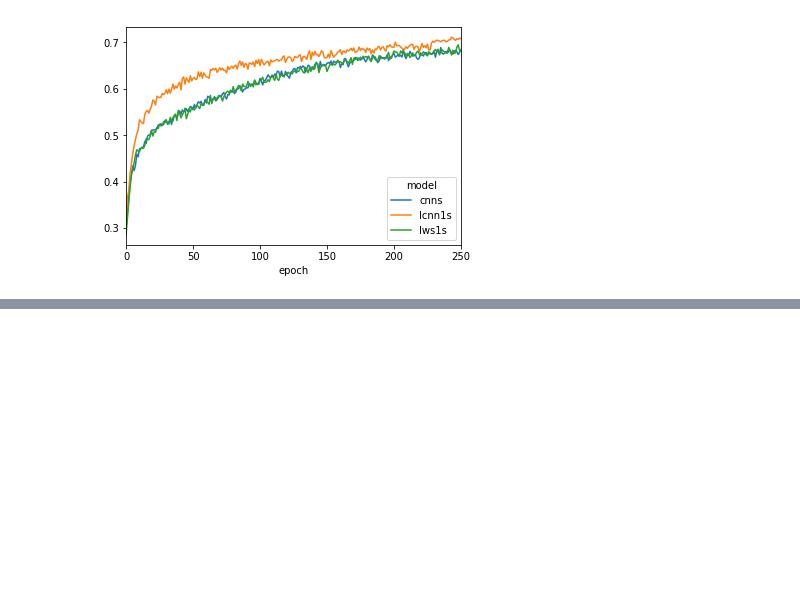
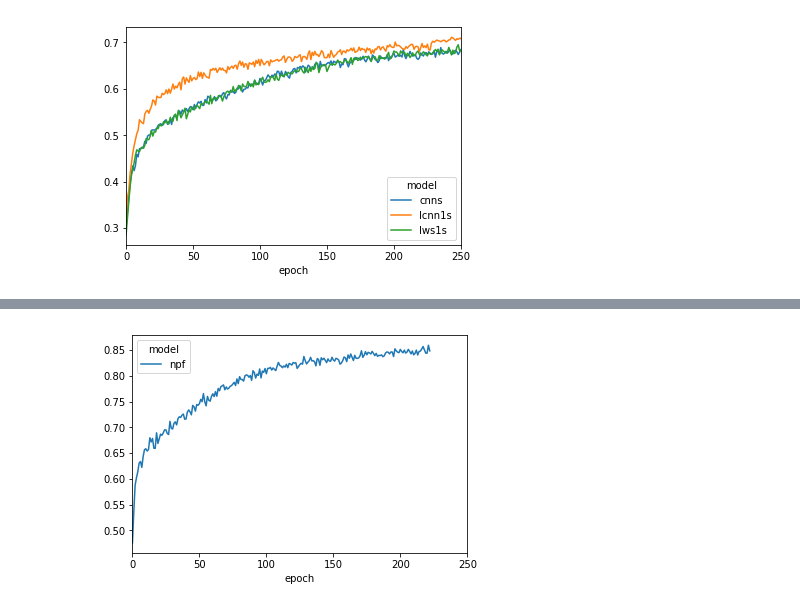
Before and after one commit to jostosh/siswslayer, a Jupyter notebook: report/results.ipynb, the cells around one changed output, grey strips where cells are left out. Saved outputs shown, nothing was run; the diff lists cells and outputs as text; code cells hidden in the pictures; blank space fills up the shorter version.

```diff
--- a/report/results.ipynb
+++ b/report/results.ipynb
@@ -49,0 +51,4 @@ plt.xlim([0, 150])
+# %%
+cifar10 = plot_results('cifar10', lws=True)
+# %% [output]
+[figure, added]
```
Also changed, not shown: parts of 10 cells of this notebook, 3 other files.
